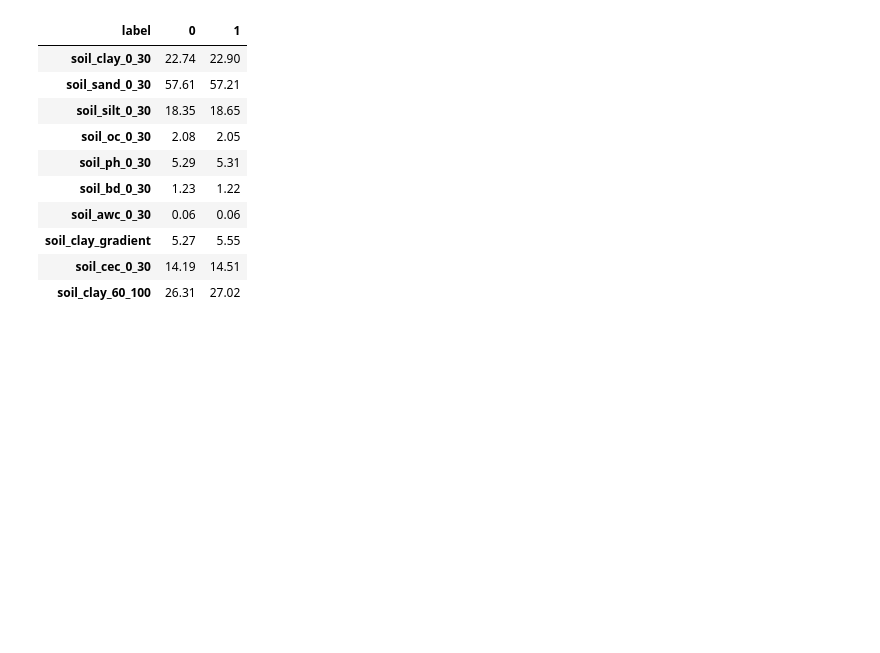
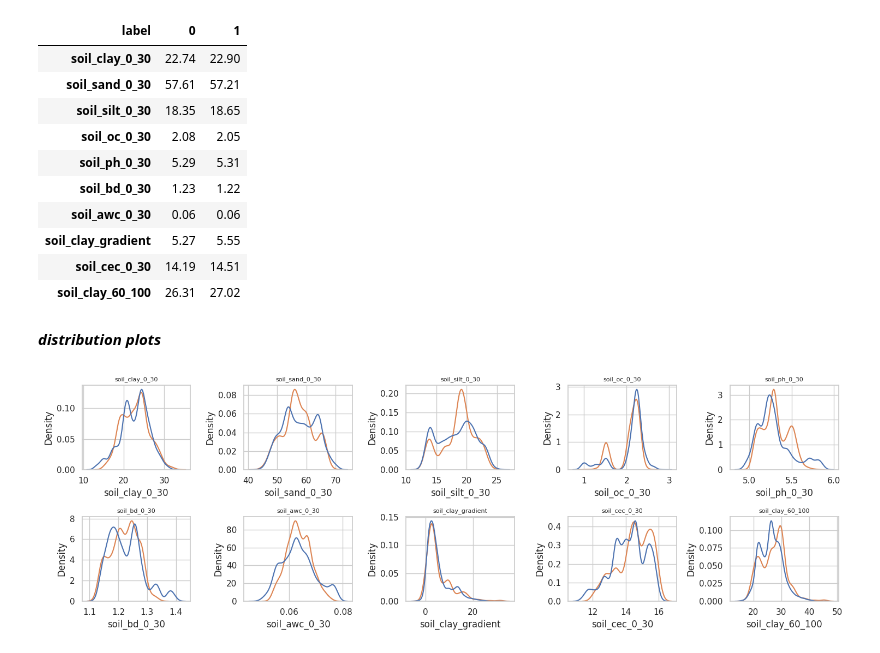
Before and after one commit to amasha-sinhalagoda/J26-IT-334, a Jupyter notebook: Landslide_Model.ipynb, the cells around one changed output. Cells and saved outputs as stored; diff of their text form; code cells hidden in the pictures; blank space fills up the shorter version.

Commit message:
Add:A plot  between Density and Soil

```diff
--- a/Landslide_Model.ipynb
+++ b/Landslide_Model.ipynb
@@ -152,3 +152,14 @@ unique soil vectors: 1570 of 5437 rows
 | soil_clay_gradient | 5.27 | 5.55 |
 | soil_cec_0_30 | 14.19 | 14.51 |
 | soil_clay_60_100 | 26.31 | 27.02 |
+# %% [markdown]
+***distribution plots***
+# %%
+fig, ax = plt.subplots(2, 5, figsize=(15, 5))
+for a, c in zip(ax.ravel(), SOIL):
+    sns.kdeplot(data=clean, x=c, hue='label', common_norm=False, ax=a, legend=False)
+    a.set_title(c, fontsize=8)
+plt.tight_layout()
+plt.show()
+# %% [output]
+[figure, added]
```
